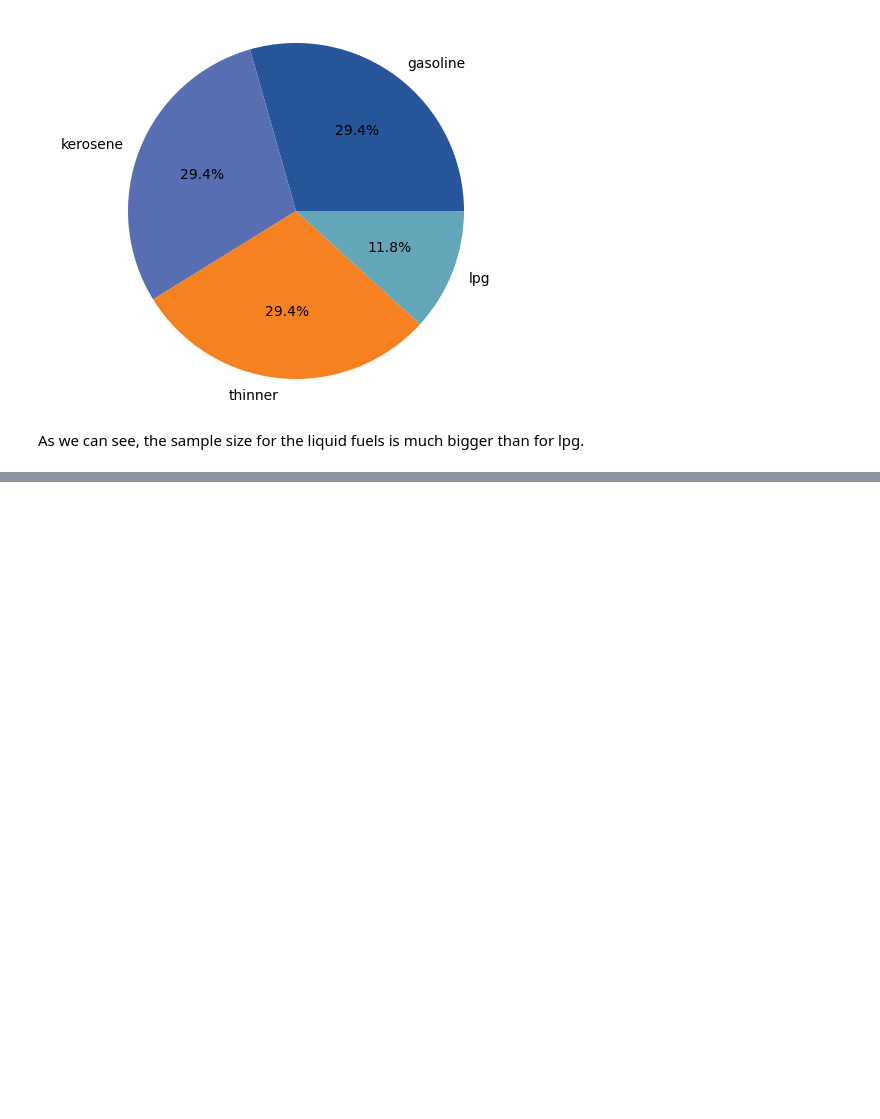
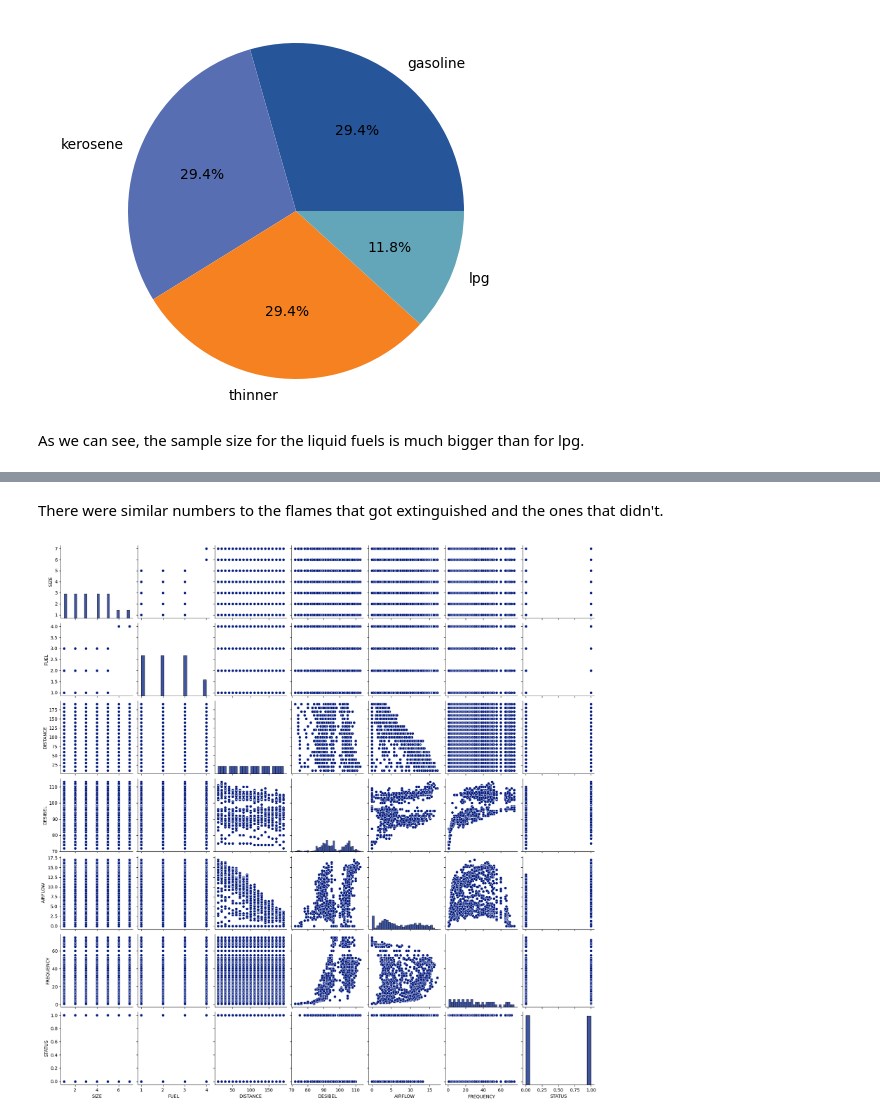
Before and after one commit to P1ntas/IA_Project_2, a Jupyter notebook: report.ipynb, the cells around one changed output, grey strips where cells are left out. Drawn from its saved outputs; the diff is of its cells as text; code cells hidden in the pictures; blank space fills up the shorter version.

```diff
--- a/report.ipynb
+++ b/report.ipynb
@@ -205,0 +224,9 @@ As we can see, the sample size for the liquid fuels is much bigger than for lpg.
+# %% [markdown]
+There were similar numbers to the flames that got extinguished and the ones that didn't.
+# %%
+plt.style.use('seaborn-dark-palette')
+pair_plot = dataset[['SIZE', 'FUEL', 'DISTANCE', 'DESIBEL', 'AIRFLOW', 'FREQUENCY', 'STATUS']]
+sns.pairplot(pair_plot)
+plt.show()
+# %% [output]
+[figure, added]
```
Also changed, not shown: parts of 4 cells of this notebook.
